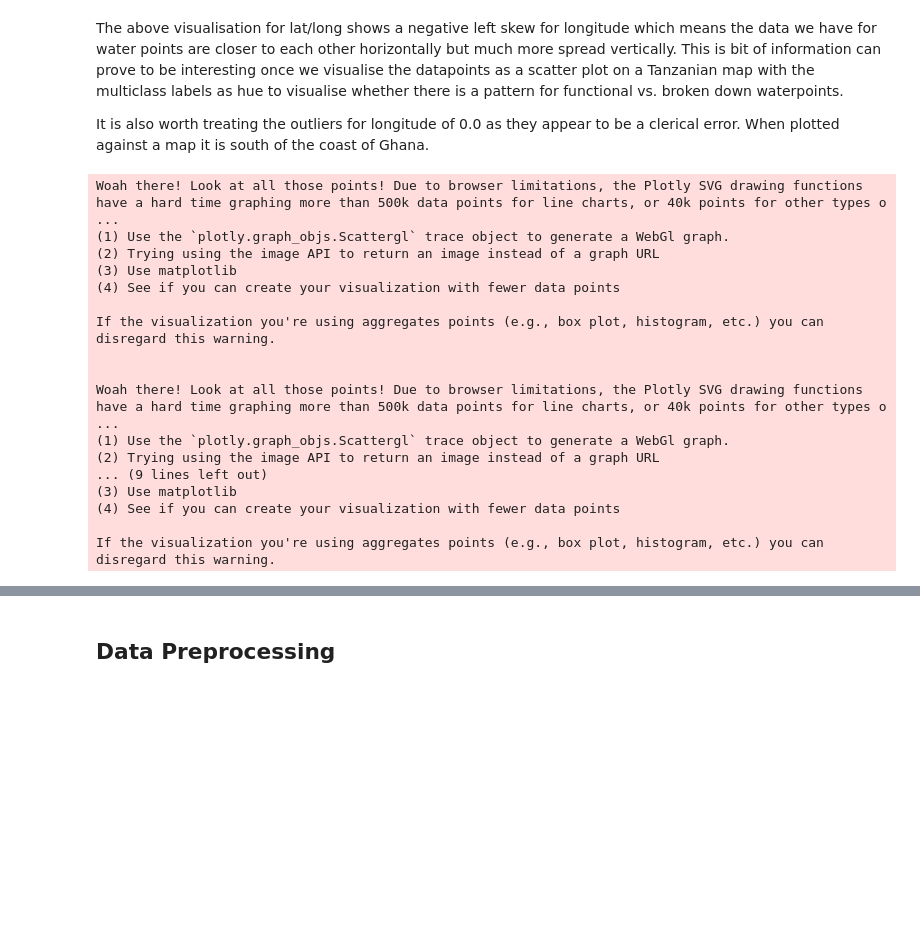
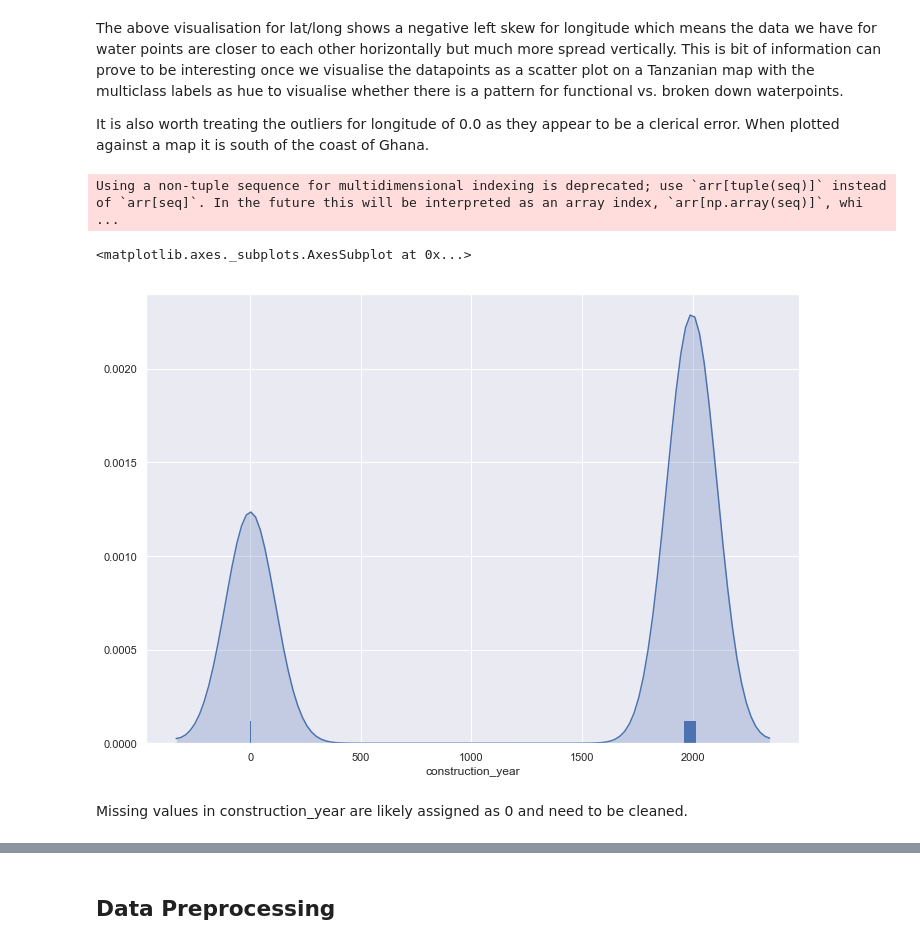
Before and after one commit to AmmarJawad/Predicting-Water-Pumps-in-Tanzania, a Jupyter notebook: submission.ipynb, the cells around one changed output, grey strips where cells are left out. Cells and saved outputs as stored; diff of their text form; code cells hidden in the pictures; blank space fills up the shorter version.

Commit message:
Construction_year missing values are now treated as np.nan. Removed Plotly map plot that wasn't working and added a placeholder for Basemap to visualise lat/lon. Updated To-do list.

```diff
--- a/submission.ipynb
+++ b/submission.ipynb
@@ -464,67 +462,3 @@ It is also worth treating the outliers for longitude of 0.0 as they appear to be
 # Changing dtypes to floats instead of int64
 df['latitude'] = df['latitude'].astype(float)
 df['longitude'] = df['longitude'].astype(float)
-# %%
-import plotly.plotly as py
-
-mapbox_access_token = 'he94r1hchm'
-
-scl = [ [0,"rgb(5, 10, 172)"],[0.35,"rgb(40, 60, 190)"],[0.5,"rgb(70, 100, 245)"],\
-    [0.6,"rgb(90, 120, 245)"],[0.7,"rgb(106, 137, 247)"],[1,"rgb(220, 220, 220)"] ]
-
-data = [ dict(
-        type = 'scattergeo',
-        locationmode = 'USA-states',
-        lon = df['longitude'],
-        lat = df['latitude'],
-        text = df['wpt_name'],
-        mode = 'markers',
-        marker = dict(
-            size = 8,
-            opacity = 0.8,
-            reversescale = True,
-            autocolorscale = False,
-            symbol = 'square',
-            line = dict(
-                width=1,
-                color='rgba(102, 102, 102)'
-            ),
-            colorscale = scl,
-            )
-        )]
-
-layout = dict(
-        title = 'Distribution of waterpoints',
-        colorbar = True,
-        geo = dict(
-            scope='africa',
-            projection=dict( type='albers usa' ),
-            showland = True,
-            landcolor = "rgb(250, 250, 250)",
-            subunitcolor = "rgb(217, 217, 217)",
-            countrycolor = "rgb(217, 217, 217)",
-            countrywidth = 0.5,
-            subunitwidth = 0.5
-        ),
-    )
-
-fig = dict( data=data, layout=layout )
-url = py.plot( fig, validate=False, filename='d3-airports' )
-# %% [output]
-Woah there! Look at all those points! Due to browser limitations, the Plotly SVG drawing functions have a hard time graphing more than 500k data points for line charts, or 40k points for other types o ...
-(1) Use the `plotly.graph_objs.Scattergl` trace object to generate a WebGl graph.
-(2) Trying using the image API to return an image instead of a graph URL
-(3) Use matplotlib
-(4) See if you can create your visualization with fewer data points
-
-If the visualization you're using aggregates points (e.g., box plot, histogram, etc.) you can disregard this warning.
-
-
-Woah there! Look at all those points! Due to browser limitations, the Plotly SVG drawing functions have a hard time graphing more than 500k data points for line charts, or 40k points for other types o ...
-(1) Use the `plotly.graph_objs.Scattergl` trace object to generate a WebGl graph.
-(2) Trying using the image API to return an image instead of a graph URL
-... (9 lines left out)
-(3) Use matplotlib
-(4) See if you can create your visualization with fewer data points
-
-If the visualization you're using aggregates points (e.g., box plot, histogram, etc.) you can disregard this warning.
@@ -530,0 +467,10 @@ If the visualization you're using aggregates points (e.g., box plot, histogram,
+# %%
+sns.distplot(df['construction_year'],  hist=False,
+             rug=True,
+             kde_kws={'shade':True})
+# %% [output]
+Using a non-tuple sequence for multidimensional indexing is deprecated; use `arr[tuple(seq)]` instead of `arr[seq]`. In the future this will be interpreted as an array index, `arr[np.array(seq)]`, whi ...
+<matplotlib.axes._subplots.AxesSubplot at 0x...>
+[figure, added]
+# %% [markdown]
+Missing values in construction_year are likely assigned as 0 and need to be cleaned.
```
Also changed, not shown: parts of 15 cells of this notebook.
